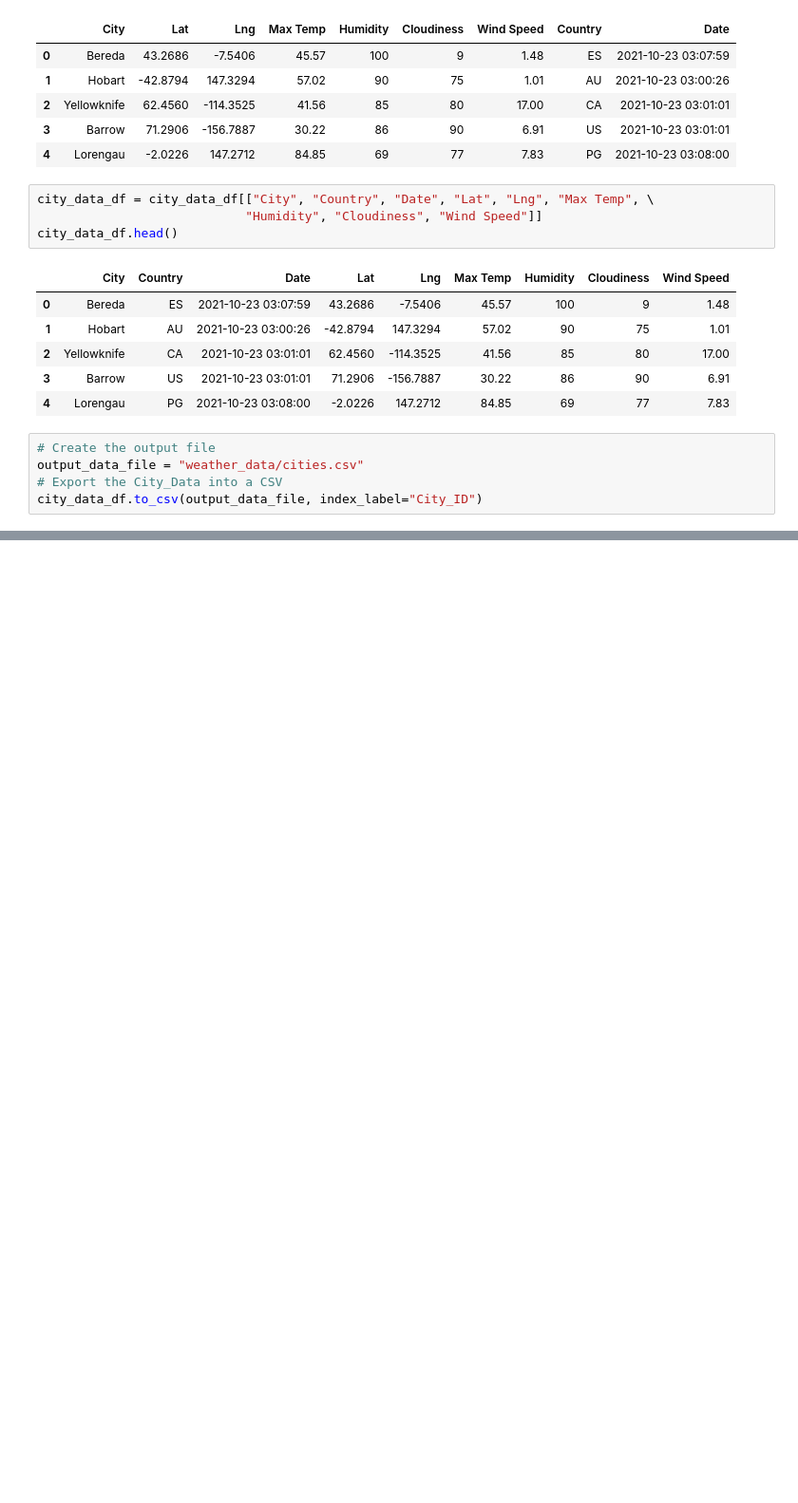
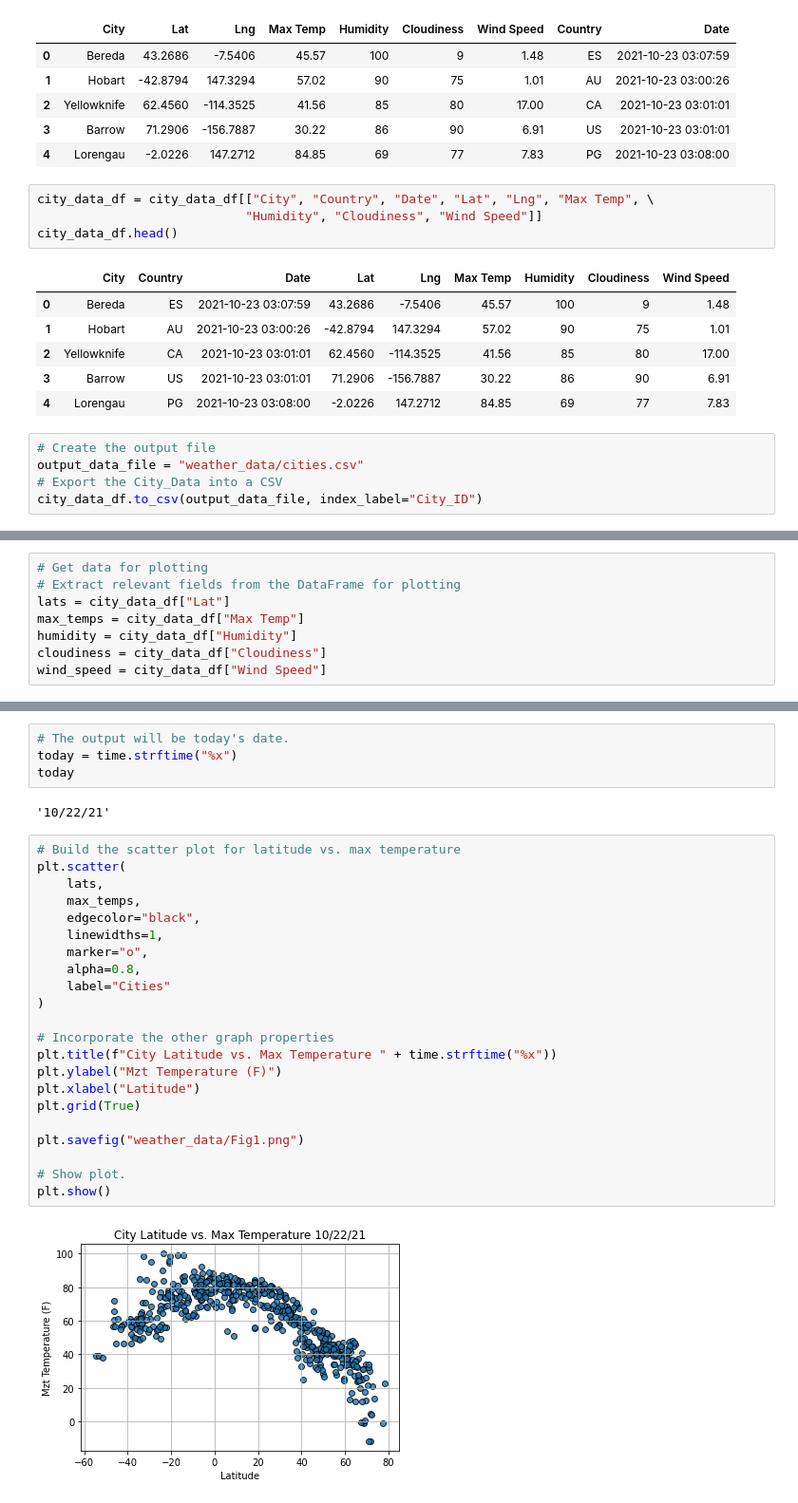
Before and after one commit to Simon-Xu-Lan/World_Weather_Analysis, a Jupyter notebook: Weather.ipynb, the cells around one changed output, grey strips where cells are left out. Shown: that part at 95% size. Cells and saved outputs as stored; diff of their text form; blank space fills up the shorter version.

Commit message:
Added plot

```diff
--- a/Weather.ipynb
+++ b/Weather.ipynb
@@ -297,0 +300,8 @@ city_data_df.to_csv(output_data_file, index_label="City_ID")
+# %%
+# Get data for plotting
+# Extract relevant fields from the DataFrame for plotting
+lats = city_data_df["Lat"]
+max_temps = city_data_df["Max Temp"]
+humidity = city_data_df["Humidity"]
+cloudiness = city_data_df["Cloudiness"]
+wind_speed = city_data_df["Wind Speed"]
@@ -297,0 +318,30 @@ city_data_df.to_csv(output_data_file, index_label="City_ID")
+# %%
+# The output will be today's date.
+today = time.strftime("%x")
+today
+# %% [output]
+'10/22/21'
+# %%
+# Build the scatter plot for latitude vs. max temperature
+plt.scatter(
+    lats,
+    max_temps,
+    edgecolor="black",
+    linewidths=1,
+    marker="o",
+    alpha=0.8,
+    label="Cities"
+)
+
+# Incorporate the other graph properties
+plt.title(f"City Latitude vs. Max Temperature " + time.strftime("%x"))
+plt.ylabel("Mzt Temperature (F)")
+plt.xlabel("Latitude")
+plt.grid(True)
+
+plt.savefig("weather_data/Fig1.png")
+
+# Show plot.
+plt.show()
+# %% [output]
+[figure, added]
```
Also changed, not shown: parts of 5 cells of this notebook, 4 other files.
